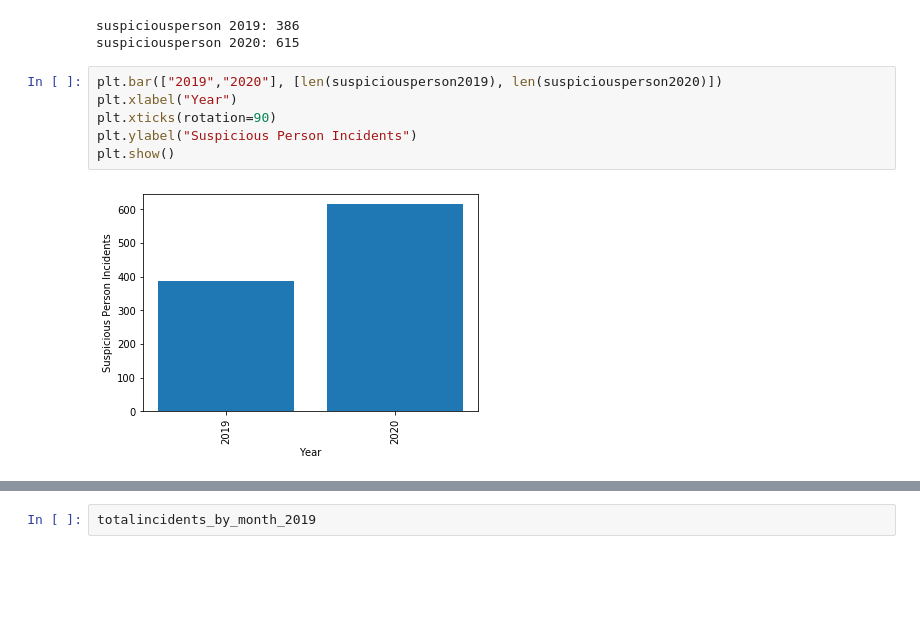
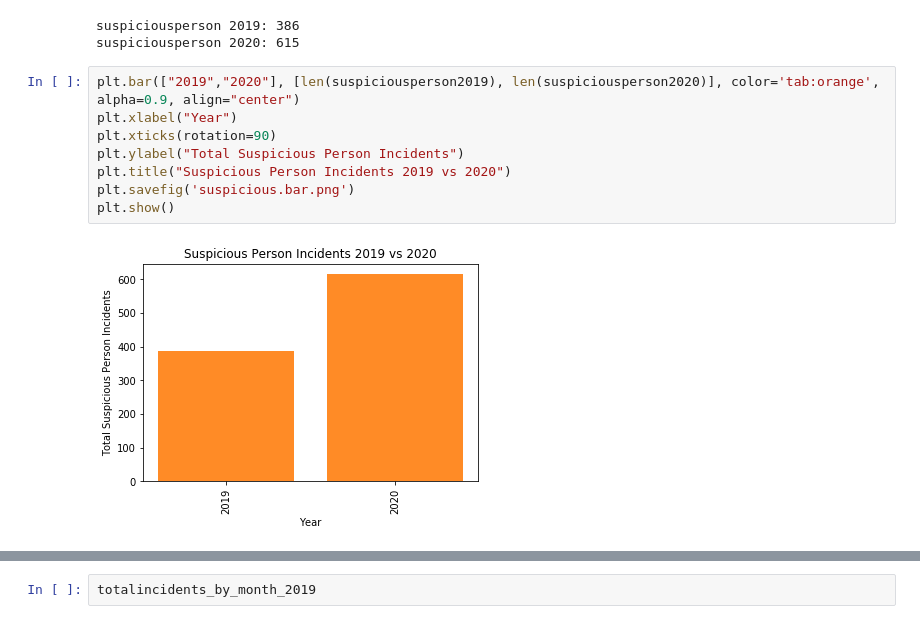
Before and after one commit to ibeth92/Crime_in_the_Time_of_COVID, a Jupyter notebook: Overall Crime.ipynb, the cells around one changed output, grey strips where cells are left out. Drawn from its saved outputs; the diff is of its cells as text; blank space fills up the shorter version.

Commit message:
Updated charts in progress

```diff
--- a/Overall Crime.ipynb
+++ b/Overall Crime.ipynb
@@ -293,13 +309,15 @@ print(f"suspiciousperson 2020: {len(suspiciousperson2020)}")
 suspiciousperson 2019: 386
 suspiciousperson 2020: 615
 # %%
-plt.bar(["2019","2020"], [len(suspiciousperson2019), len(suspiciousperson2020)])
+plt.bar(["2019","2020"], [len(suspiciousperson2019), len(suspiciousperson2020)], color='tab:orange', alpha=0.9, align="center")
 plt.xlabel("Year")
 plt.xticks(rotation=90)
-plt.ylabel("Suspicious Person Incidents")
+plt.ylabel("Total Suspicious Person Incidents")
+plt.title("Suspicious Person Incidents 2019 vs 2020")
+plt.savefig('suspicious.bar.png')
 plt.show()
 # %% [output]
-[figure, old version]
+[figure, new version]
 # %%
 #Convert object occurred date to timestamp
 #crime_data_df["Occurred Date"] = pd.to_datetime(crime_data_df["Occurred Date"])
```
Also changed, not shown: parts of 10 cells of this notebook.
